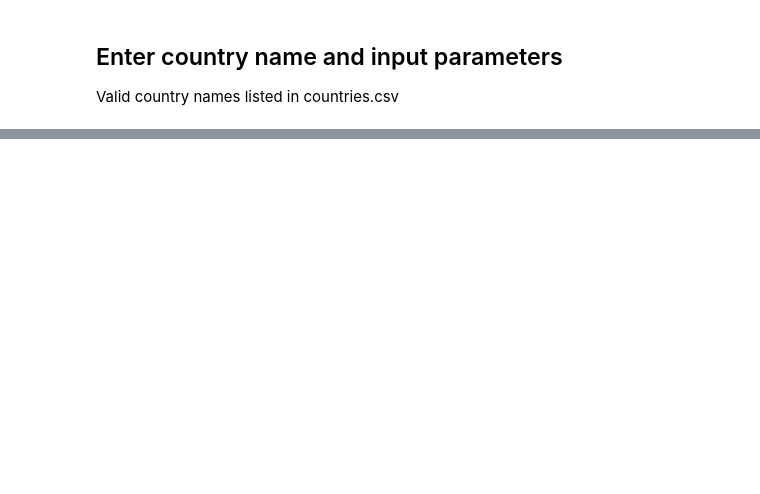
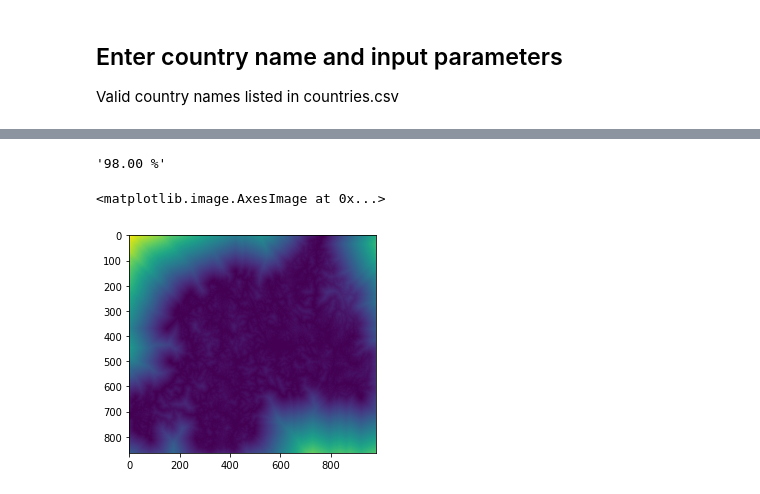
Before and after one commit to carderne/gridfinder, a Jupyter notebook: quickrun.ipynb, the cells around one changed output, grey strips where cells are left out. Cells and saved outputs as stored; diff of their text form; code cells hidden in the pictures; blank space fills up the shorter version.

```diff
--- a/quickrun.ipynb
+++ b/quickrun.ipynb
@@ -69,6 +91,10 @@ plt.imshow(roads_raster, cmap='viridis')
 # %%
 targets, costs, start = get_targets_costs(ntl_thresh_out, roads_out)
 dist = optimise(targets, costs, start, display_progress=True)
-save_raster(dist_out, dist, transform)
+save_raster(dist_out, dist, affine)
 plt.imshow(dist)
+# %% [output]
+'98.00 %'
+<matplotlib.image.AxesImage at 0x...>
+[figure, added]
 # %%
```
Also changed, not shown: parts of 10 cells of this notebook, 3 other files.
